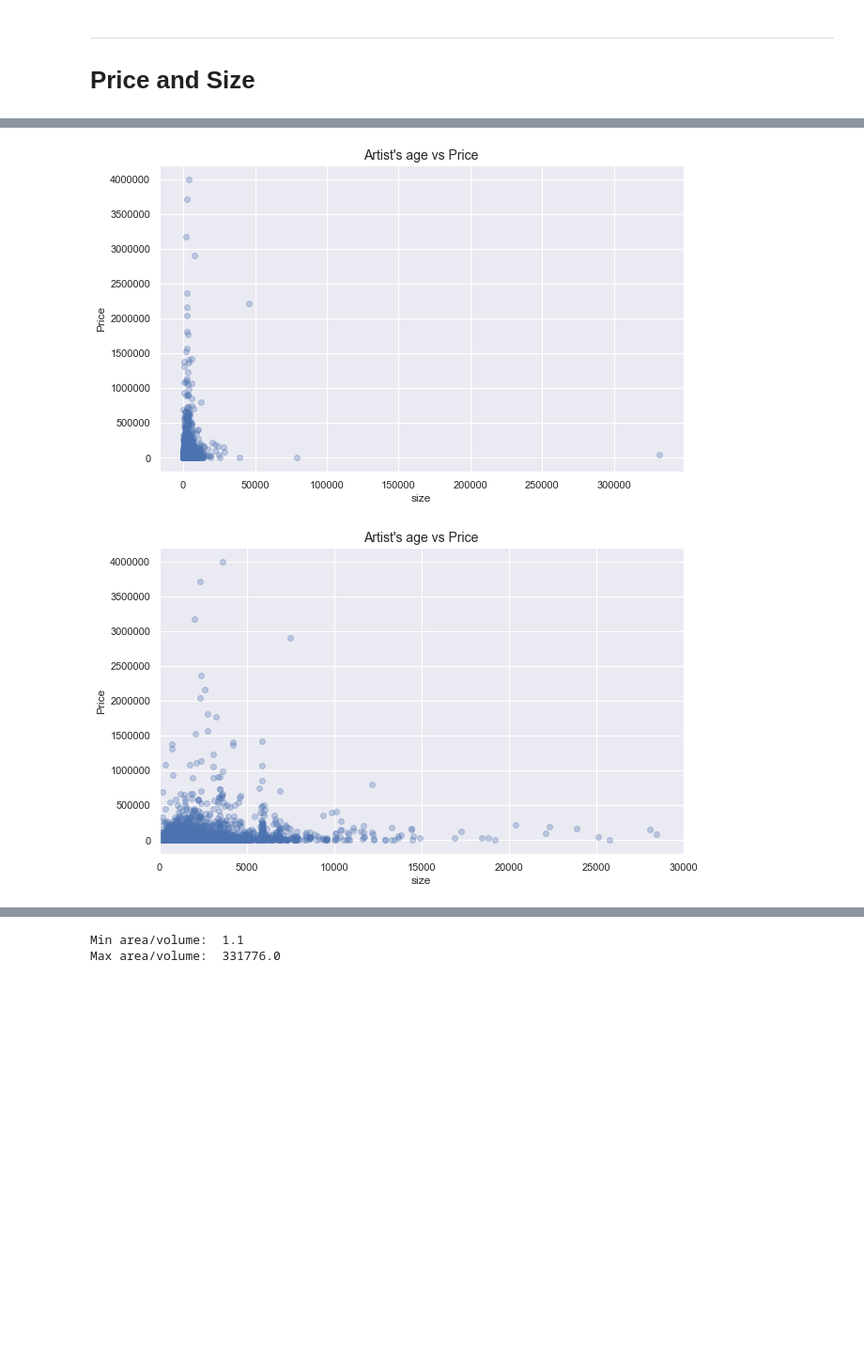
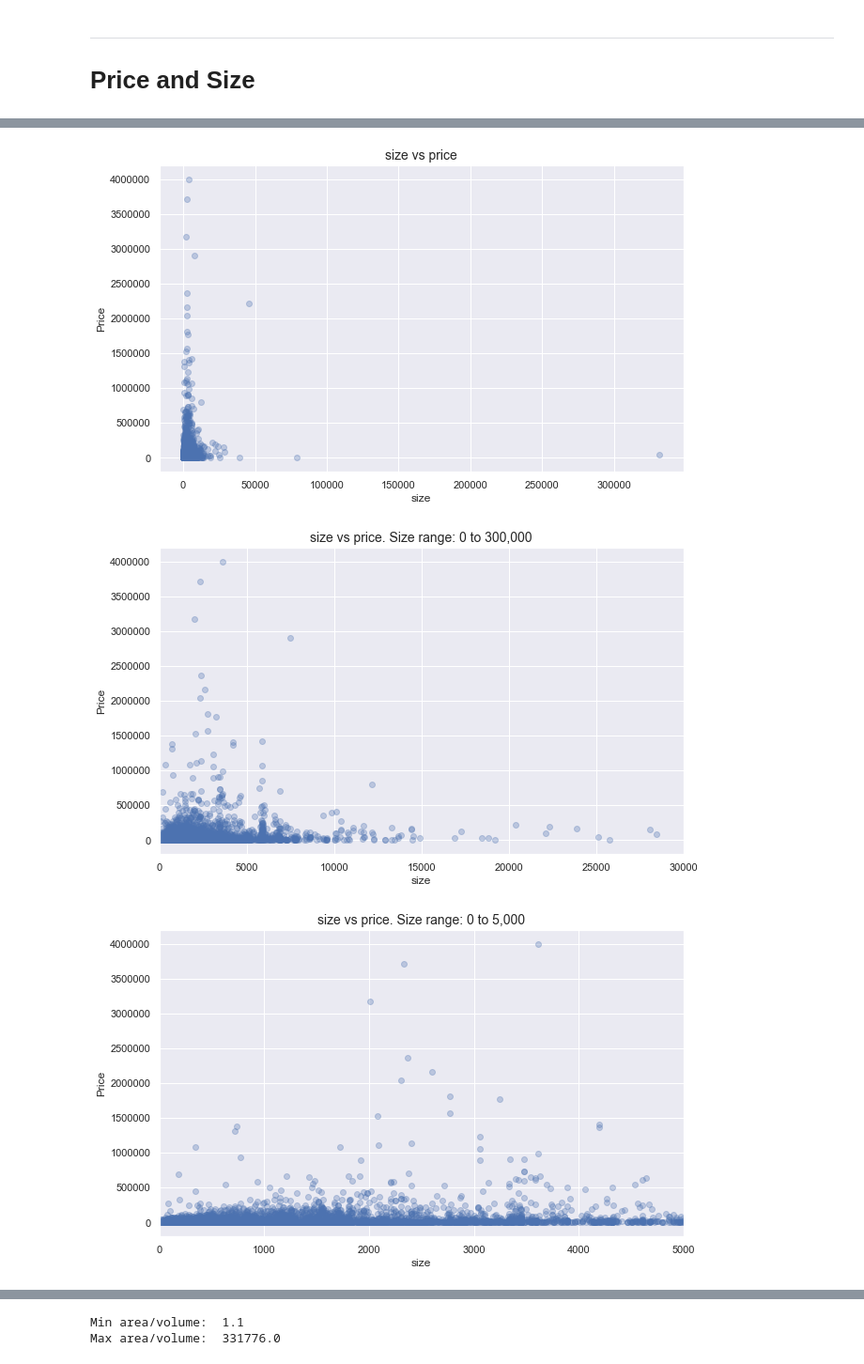
Before and after one commit to dcaohuu18/saffronart_stats_analysis, a Jupyter notebook: internal_continuous_regression.ipynb, the cells around one changed output, grey strips where cells are left out. Shown: that part at 94% size. Saved outputs shown, nothing was run; the diff lists cells and outputs as text; code cells hidden in the pictures; blank space fills up the shorter version.

Commit message:
run regression for size and age + size

```diff
--- a/internal_continuous_regression.ipynb
+++ b/internal_continuous_regression.ipynb
@@ -44,9 +44,9 @@ def scatter_price(x_values, price, x_name, price_lim=None):
     plt.ylabel('Price', fontsize=12)
 
     try:
-        plt.title("Artist's age vs Price. Price range: {:,} to {:,}".format(price_lim[0], price_lim[1]), fontsize=14)
+        plt.title("{} vs price. Price range: {:,} to {:,}".format(x_name, price_lim[0], price_lim[1]), fontsize=14)
     except TypeError: # if price_lim is not given
-        plt.title("Artist's age vs Price", fontsize=14)
+        plt.title("{} vs price".format(x_name), fontsize=14)
 
 scatter_price(age, price, 'age')
 scatter_price(age, price, 'age', price_lim=(0, 500000))
@@ -206,4 +237,9 @@ scatter_price(area_vol, price, 'size', price_lim=None)
 
 scatter_price(area_vol, price, 'size', price_lim=None)
 plt.xlim((0, 30000))
+plt.title('size vs price. Size range: 0 to 300,000', fontsize=14)
+
+scatter_price(area_vol, price, 'size', price_lim=None)
+plt.xlim((0, 5000))
+plt.title('size vs price. Size range: 0 to 5,000', fontsize=14)
 # %% [output]
@@ -211,2 +247,3 @@ plt.xlim((0, 30000))
-[figure, old version]
+[figure, new version]
-[figure, old version]
+[figure, new version]
+[figure, added]
```
Also changed, not shown: parts of 20 cells of this notebook.
